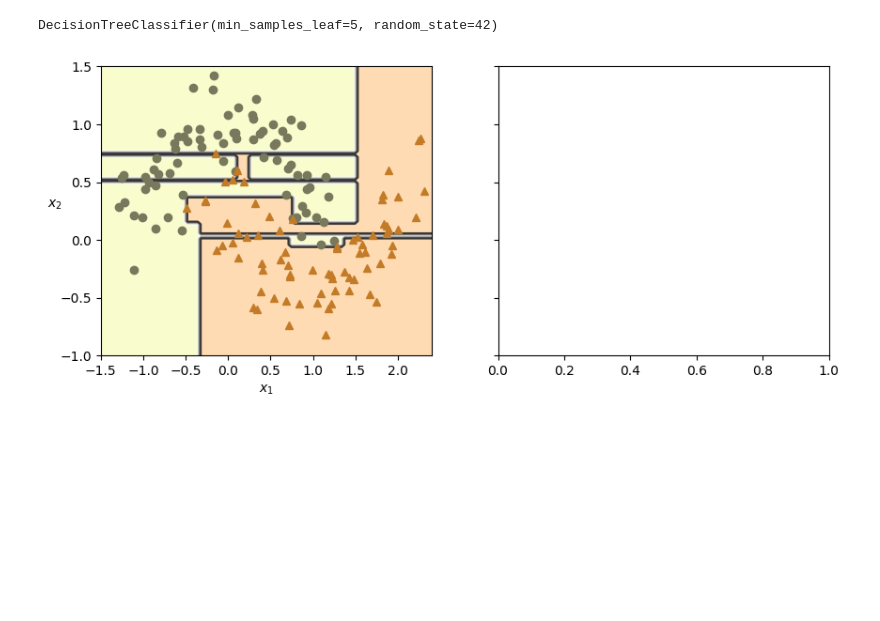
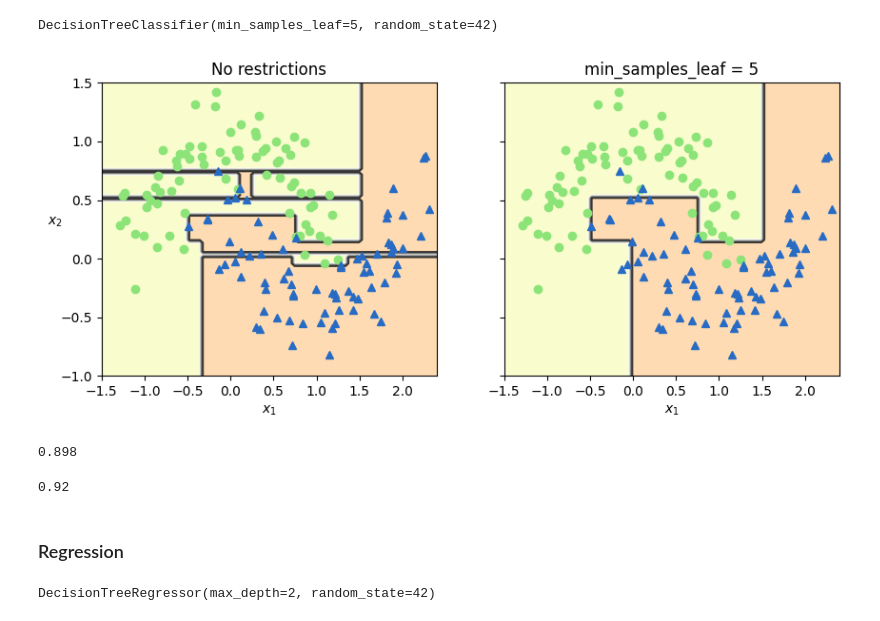
Before and after one commit to AliyarBhos/Works-done-in-Div-Academy, a Jupyter notebook: Geron_Hands_On_ML/chapter4_decision_tree.ipynb, the cells around one changed output. Saved outputs shown, nothing was run; the diff lists cells and outputs as text; code cells hidden in the pictures; blank space fills up the shorter version.

Commit message:
Decision Tree

```diff
--- a/Geron_Hands_On_ML/chapter4_decision_tree.ipynb
+++ b/Geron_Hands_On_ML/chapter4_decision_tree.ipynb
@@ -83,27 +83,59 @@ DecisionTreeClassifier(min_samples_leaf=5, random_state=42)
 # %%
 import numpy as np
 
 def plot_decision_boundary(clf, X, y, axes, cmap):
     x1, x2 = np.meshgrid(np.linspace(axes[0], axes[1], 100),
                          (np.linspace(axes[2], axes[3], 100)))
 
     X_new = np.c_[x1.ravel(), x2.ravel()]
     y_pred = clf.predict(X_new).reshape(x1.shape)
 
 
     plt.contourf(x1, x2, y_pred, alpha=0.3, cmap=cmap)
     plt.contour(x1, x2, y_pred, cmap="Greys", alpha=0.8)
-    colors = {"Wistia": ["#78785c", "#c47b27"], "Pastel1": ["red", "blue"]}
+    colors = {"Wistia": ["#8ce478", "#276bc4"], "Pastel1": ["red", "blue"]}
     markers = ("o", "^")
     for idx in (0, 1):
         plt.plot(X[:, 0][y == idx], X[:, 1][y == idx],
                  color=colors[cmap][idx], marker=markers[idx], linestyle="none")
     plt.axis(axes)
     plt.xlabel(r"$x_1$")
     plt.ylabel(r"$x_2$", rotation=0)
 
 fig, axes = plt.subplots(ncols=2, figsize=(10, 4), sharey=True)
 plt.sca(axes[0])
 plot_decision_boundary(tree_clf1, X_moons, y_moons, axes=[-1.5, 2.4, -1, 1.5], cmap="Wistia")
+plt.title("No restrictions")
+plt.sca(axes[1])
+plot_decision_boundary(tree_clf2, X_moons, y_moons,
+                       axes=[-1.5, 2.4, -1, 1.5], cmap="Wistia")
+plt.title(f"min_samples_leaf = {tree_clf2.min_samples_leaf}")
+plt.ylabel("")
+
+plt.show()
 # %% [output]
-[figure, old version]
+[figure, new version]
+# %%
+X_moons_test, y_moons_test = make_moons(n_samples=1000, noise=0.2,
+                                        random_state=43)
+tree_clf1.score(X_moons_test, y_moons_test)
+# %% [output]
+0.898
+# %%
+tree_clf2.score(X_moons_test, y_moons_test)
+# %% [output]
+0.92
+# %% [markdown]
+### Regression
+# %%
+import numpy as np
+from sklearn.tree import DecisionTreeRegressor
+
+rng = np.random.default_rng(123)
+X_quad = rng.random((200, 1)) - 0.5
+y_quad = X_quad ** 2 + 0.025 * rng.standard_normal((200, 1))
+
+tree_reg = DecisionTreeRegressor(max_depth=2, random_state=42)
+tree_reg.fit(X_quad, y_quad)
+# %% [output]
+DecisionTreeRegressor(max_depth=2, random_state=42)
```
Also changed, not shown: parts of 1 cell of this notebook.
